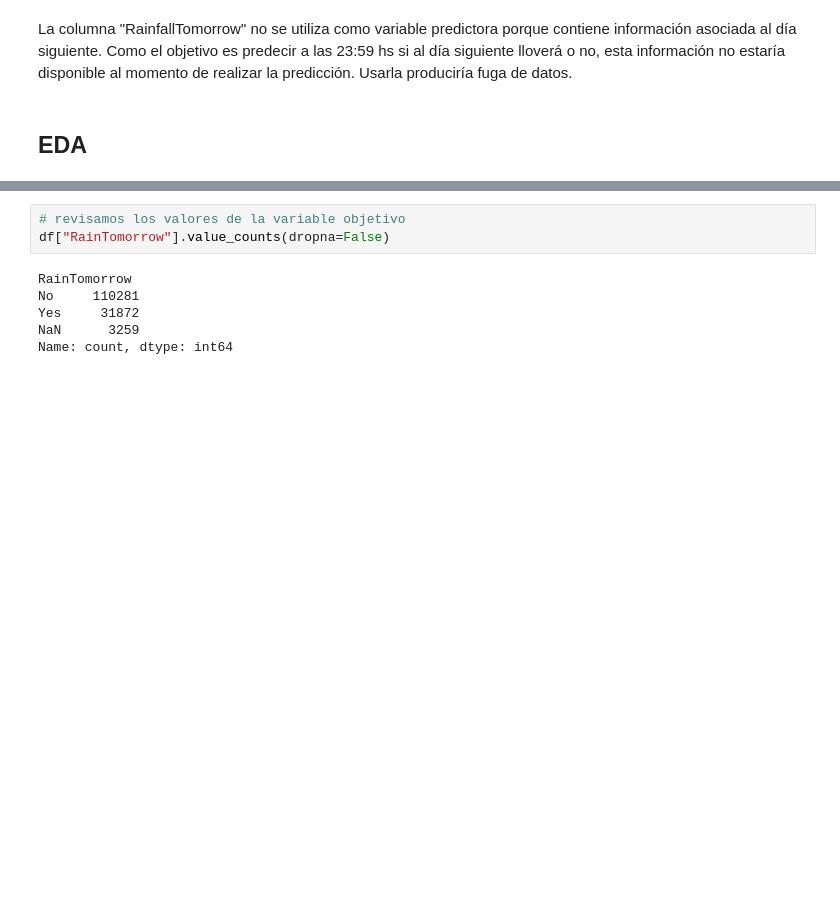
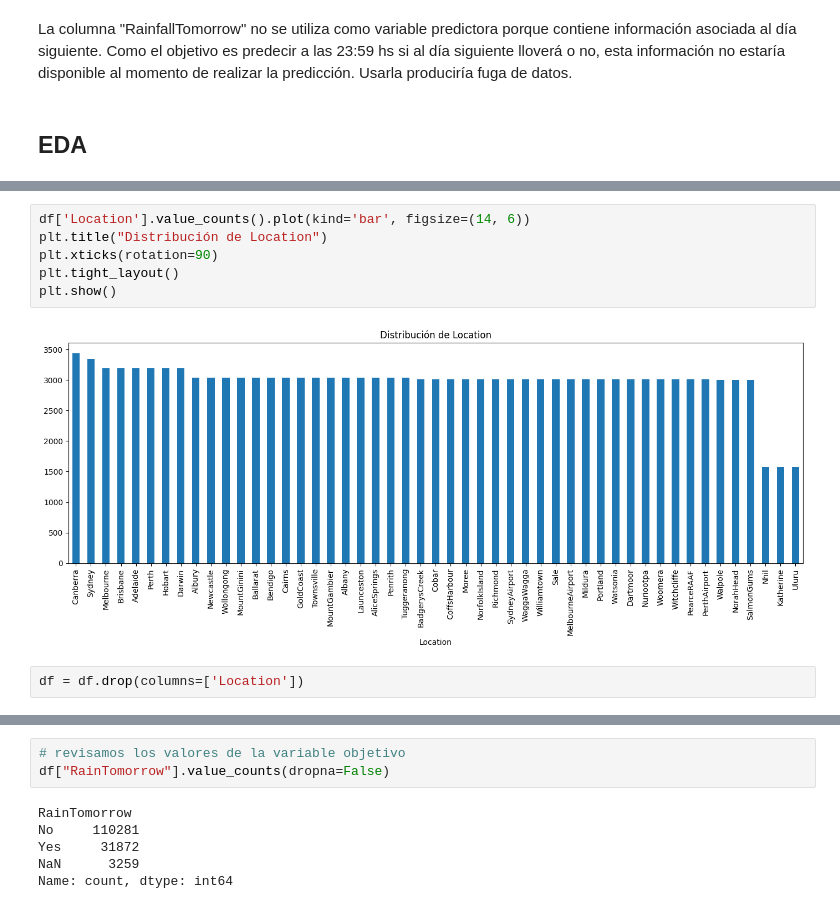
Before and after one commit to ZahirJacob/AA1-TUIA-Dimenna-Jacob-Taborda, a Jupyter notebook: TP_clasificacion_AA1.ipynb, the cells around one changed output, grey strips where cells are left out. Saved outputs shown, nothing was run; the diff lists cells and outputs as text; blank space fills up the shorter version.

```diff
--- a/TP_clasificacion_AA1.ipynb
+++ b/TP_clasificacion_AA1.ipynb
@@ -148,0 +232,10 @@ La columna "RainfallTomorrow" no se utiliza como variable predictora porque cont
+# %%
+df['Location'].value_counts().plot(kind='bar', figsize=(14, 6))
+plt.title("Distribución de Location")
+plt.xticks(rotation=90)
+plt.tight_layout()
+plt.show()
+# %% [output]
+[figure, added]
+# %%
+df = df.drop(columns=['Location'])
```
Also changed, not shown: parts of 34 cells of this notebook.
